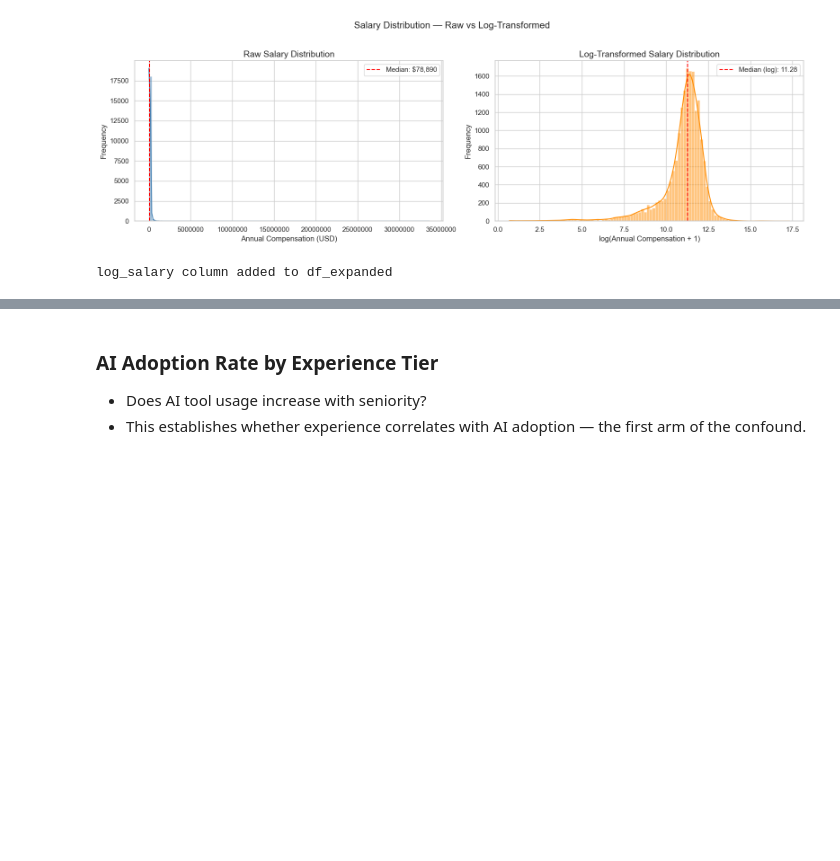
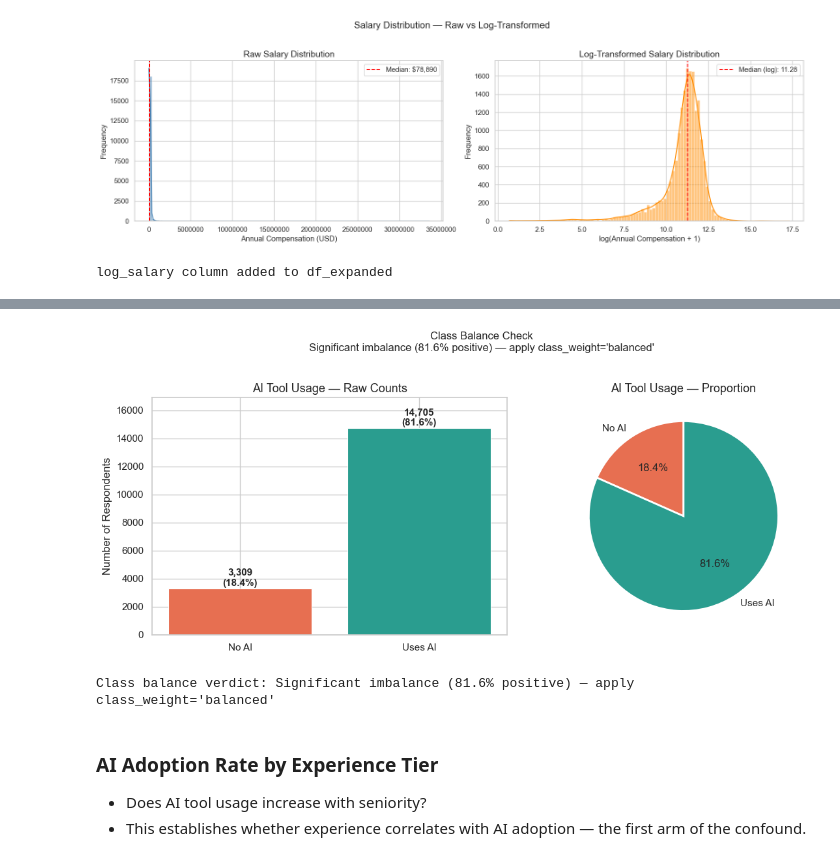
Before and after one commit to Tessa-Saumu/stack_overflow, a Jupyter notebook: eda_notebook.ipynb, the cells around one changed output, grey strips where cells are left out. Cells and saved outputs as stored; diff of their text form; code cells hidden in the pictures; blank space fills up the shorter version.

```diff
--- a/eda_notebook.ipynb
+++ b/eda_notebook.ipynb
@@ -694,3 +777,64 @@ log_salary column added to df_expanded
+# %%
+import matplotlib.pyplot as plt
+import seaborn as sns
+import numpy as np
+
+# Calculate counts and percentages
+class_counts = df_expanded['UsesAI'].value_counts()
+class_pcts = df_expanded['UsesAI'].value_counts(normalize=True) * 100
+
+fig, axes = plt.subplots(1, 2, figsize=(12, 5))
+
+# --- Left: count bar ---
+bars = axes[0].bar(
+    ['No AI', 'Uses AI'],
+    [class_counts[False], class_counts[True]],
+    color=['#E76F51', '#2A9D8F'],
+    edgecolor='white',
+    linewidth=0.8
+)
+for bar, count, pct in zip(bars,
+                            [class_counts[False], class_counts[True]],
+                            [class_pcts[False], class_pcts[True]]):
+    axes[0].text(
+        bar.get_x() + bar.get_width() / 2,
+        bar.get_height() + 50,
+        f'{count:,}\n({pct:.1f}%)',
+        ha='center', va='bottom', fontsize=11, fontweight='bold'
+    )
+axes[0].set_title('AI Tool Usage — Raw Counts', fontsize=13)
+axes[0].set_ylabel('Number of Respondents')
+axes[0].set_ylim(0, max(class_counts) * 1.15)
+
+# --- Right: pie for visual proportion clarity ---
+axes[1].pie(
+    [class_counts[False], class_counts[True]],
+    labels=['No AI', 'Uses AI'],
+    colors=['#E76F51', '#2A9D8F'],
+    autopct='%1.1f%%',
+    startangle=90,
+    wedgeprops={'edgecolor': 'white', 'linewidth': 2}
+)
+axes[1].set_title('AI Tool Usage — Proportion', fontsize=13)
+
+# Balance verdict
+ratio = class_pcts[True]
+if 40 <= ratio <= 60:
+    verdict = f"Classes are balanced ({ratio:.1f}% positive) — no weighting needed"
+elif 30 <= ratio <= 70:
+    verdict = f"Mild imbalance ({ratio:.1f}% positive) — monitor, weighting optional"
+else:
+    verdict = f"Significant imbalance ({ratio:.1f}% positive) — apply class_weight='balanced'"
+
+fig.suptitle(f'Class Balance Check\n{verdict}', fontsize=12, y=1.02)
+plt.tight_layout()
+plt.savefig('visuals/class_distribution.png', dpi=150, bbox_inches='tight')
+plt.show()
+
+print(f"\nClass balance verdict: {verdict}")
+# %% [output]
+[figure, added]
+Class balance verdict: Significant imbalance (81.6% positive) — apply class_weight='balanced'
 # %% [markdown]
 ### AI Adoption Rate by Experience Tier
 - Does AI tool usage increase with seniority?
```
Also changed, not shown: parts of 28 cells of this notebook, 10 other files.
